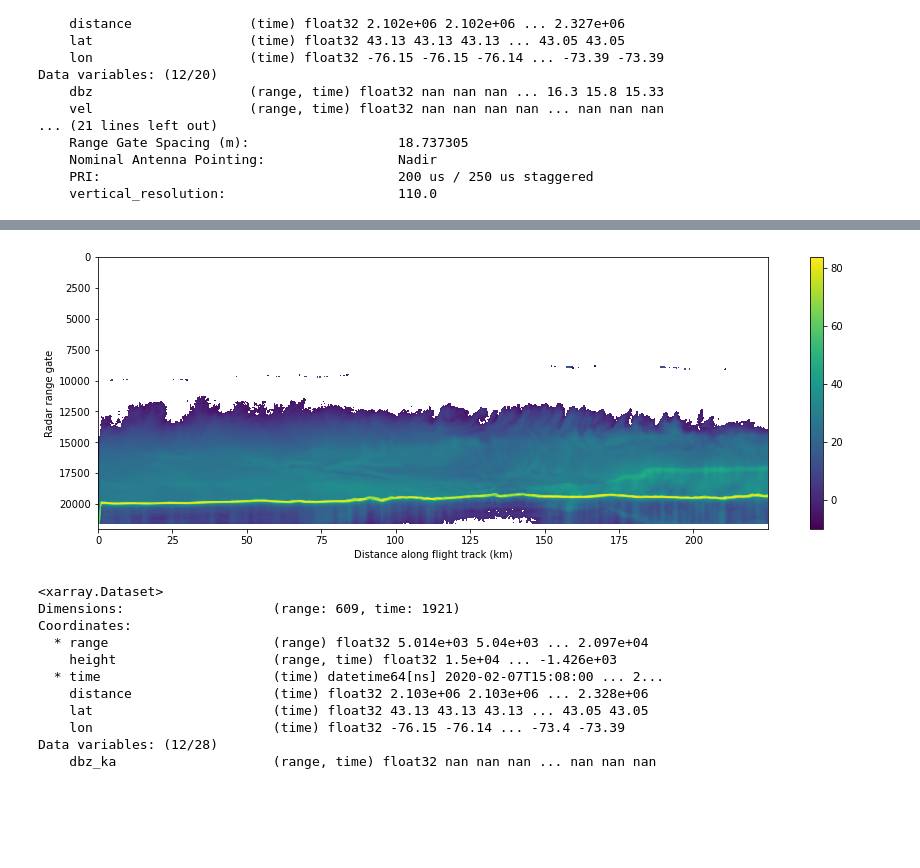
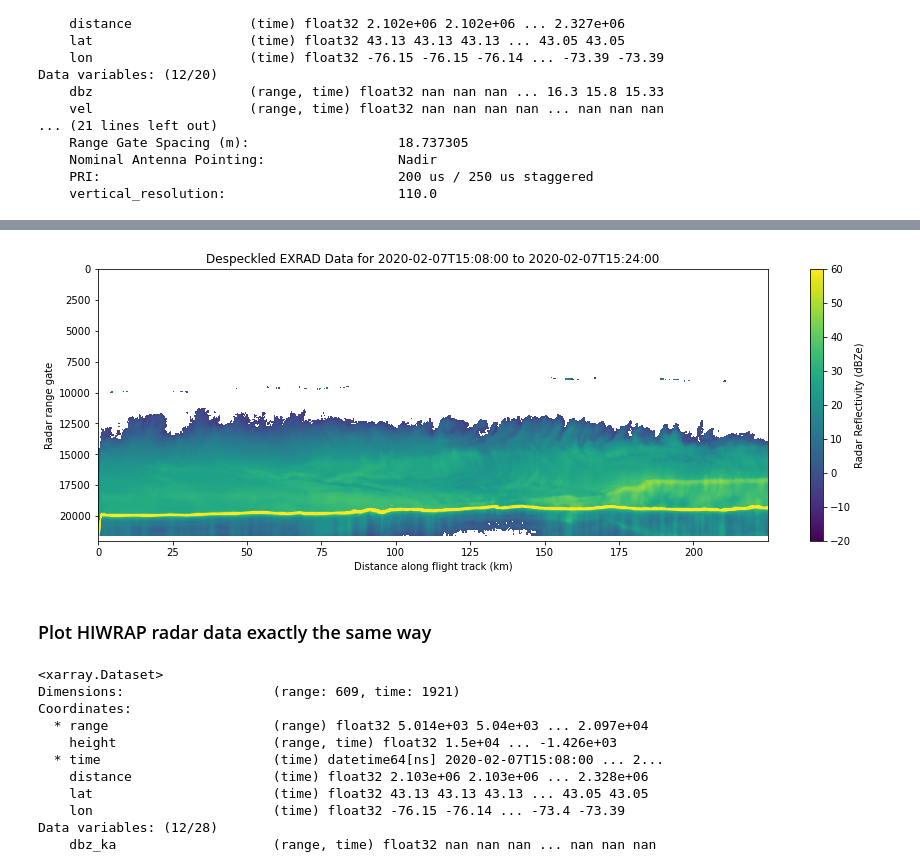
Before and after one commit to torimcd/impacts_tools, a Jupyter notebook: notebooks/examples/plot_radar_xsections.ipynb, the cells around one changed output, grey strips where cells are left out. Saved outputs shown, nothing was run; the diff lists cells and outputs as text; code cells hidden in the pictures; blank space fills up the shorter version.

```diff
--- a/notebooks/examples/plot_radar_xsections.ipynb
+++ b/notebooks/examples/plot_radar_xsections.ipynb
@@ -124,17 +130,21 @@ plt.show()
 # %%
 fig = plt.figure(figsize=(15,5))
 
-#help(plt.pcolormesh)
-plt.pcolormesh(exrad_leg1.data['distance'][:]/1000 - exrad_leg1.data['distance'][0]/1000, exrad_leg1.data['range'][:], dbz_clean[:,:], rasterized=True)
+plt.pcolormesh(exrad_leg1.data['distance'][:]/1000 - exrad_leg1.data['distance'][0]/1000, exrad_leg1.data['range'][:], dbz_clean[:,:], vmin=-20, vmax=60,shading='nearest', rasterized=True)
 
-plt.colorbar()
+cbar = plt.colorbar()
+cbar.set_label('Radar Reflectivity (dBZe)')
+
+plt.title('Despeckled EXRAD Data for ' + str(start_time) + ' to ' + str(end_time))
 
 plt.xlabel('Distance along flight track (km)')
 plt.ylabel('Radar range gate')
 
 # invert the y axis since range gate is from plane
 plt.ylim(22000,0)
 plt.show()
 # %% [output]
-[figure, old version]
+[figure, new version]
+# %% [markdown]
+### Plot HIWRAP radar data exactly the same way
 # %%
```
Also changed, not shown: parts of 18 cells of this notebook.
